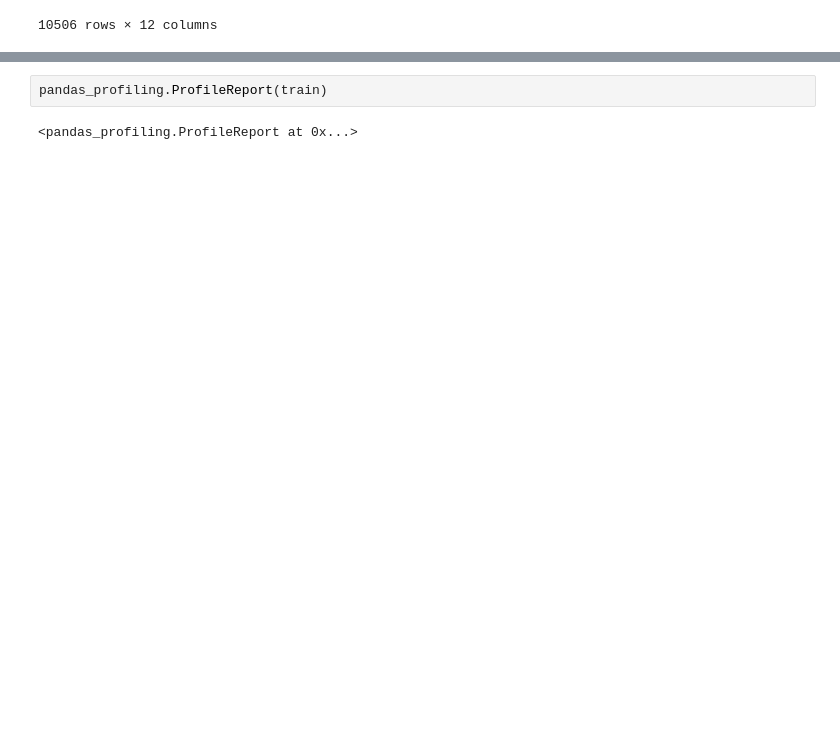
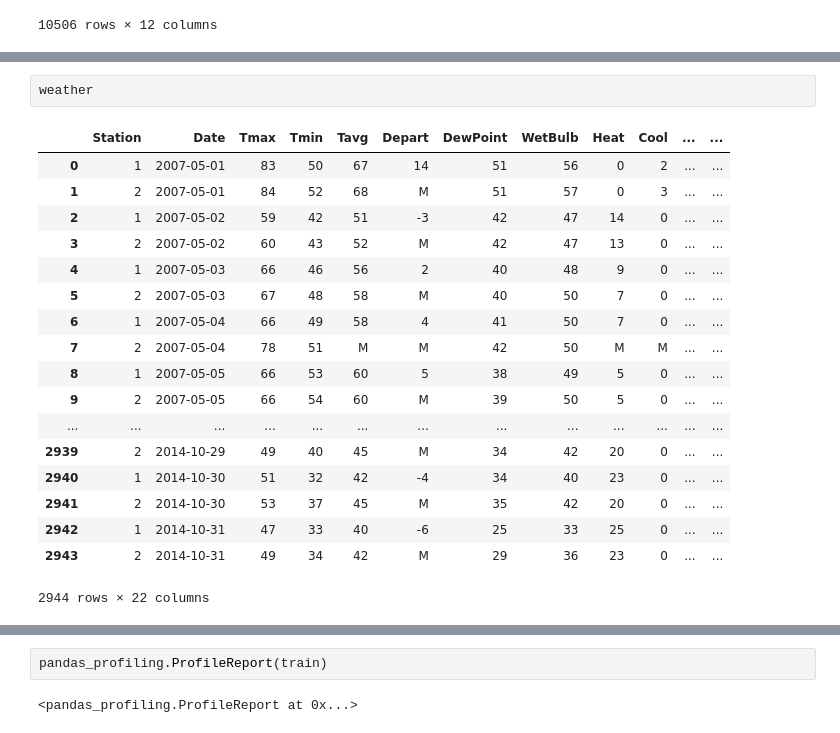
Before and after one commit to leticiabeeck/predict_west_nile_virus, a Jupyter notebook: James Linek's Project 4 Workbook.ipynb, the cells around one changed output, grey strips where cells are left out. Saved outputs shown, nothing was run; the diff lists cells and outputs as text; blank space fills up the shorter version.

```diff
--- a/James Linek's Project 4 Workbook.ipynb
+++ b/James Linek's Project 4 Workbook.ipynb
@@ -49,0 +74,21 @@ train
+# %%
+weather
+# %% [output]
+|  | Station | Date | Tmax | Tmin | Tavg | Depart | DewPoint | WetBulb | Heat | Cool | ... | ... |
+| 0 | 1 | 2007-05-01 | 83 | 50 | 67 | 14 | 51 | 56 | 0 | 2 | ... | ... |
+| 1 | 2 | 2007-05-01 | 84 | 52 | 68 | M | 51 | 57 | 0 | 3 | ... | ... |
+| 2 | 1 | 2007-05-02 | 59 | 42 | 51 | -3 | 42 | 47 | 14 | 0 | ... | ... |
+| 3 | 2 | 2007-05-02 | 60 | 43 | 52 | M | 42 | 47 | 13 | 0 | ... | ... |
+| 4 | 1 | 2007-05-03 | 66 | 46 | 56 | 2 | 40 | 48 | 9 | 0 | ... | ... |
+| 5 | 2 | 2007-05-03 | 67 | 48 | 58 | M | 40 | 50 | 7 | 0 | ... | ... |
+| 6 | 1 | 2007-05-04 | 66 | 49 | 58 | 4 | 41 | 50 | 7 | 0 | ... | ... |
+| 7 | 2 | 2007-05-04 | 78 | 51 | M | M | 42 | 50 | M | M | ... | ... |
+| 8 | 1 | 2007-05-05 | 66 | 53 | 60 | 5 | 38 | 49 | 5 | 0 | ... | ... |
+| 9 | 2 | 2007-05-05 | 66 | 54 | 60 | M | 39 | 50 | 5 | 0 | ... | ... |
+| ... | ... | ... | ... | ... | ... | ... | ... | ... | ... | ... | ... | ... |
+| 2939 | 2 | 2014-10-29 | 49 | 40 | 45 | M | 34 | 42 | 20 | 0 | ... | ... |
+| 2940 | 1 | 2014-10-30 | 51 | 32 | 42 | -4 | 34 | 40 | 23 | 0 | ... | ... |
+| 2941 | 2 | 2014-10-30 | 53 | 37 | 45 | M | 35 | 42 | 20 | 0 | ... | ... |
+| 2942 | 1 | 2014-10-31 | 47 | 33 | 40 | -6 | 25 | 33 | 25 | 0 | ... | ... |
+| 2943 | 2 | 2014-10-31 | 49 | 34 | 42 | M | 29 | 36 | 23 | 0 | ... | ... |
+2944 rows × 22 columns
```
Also changed, not shown: parts of 32 cells of this notebook, 1 other file.
